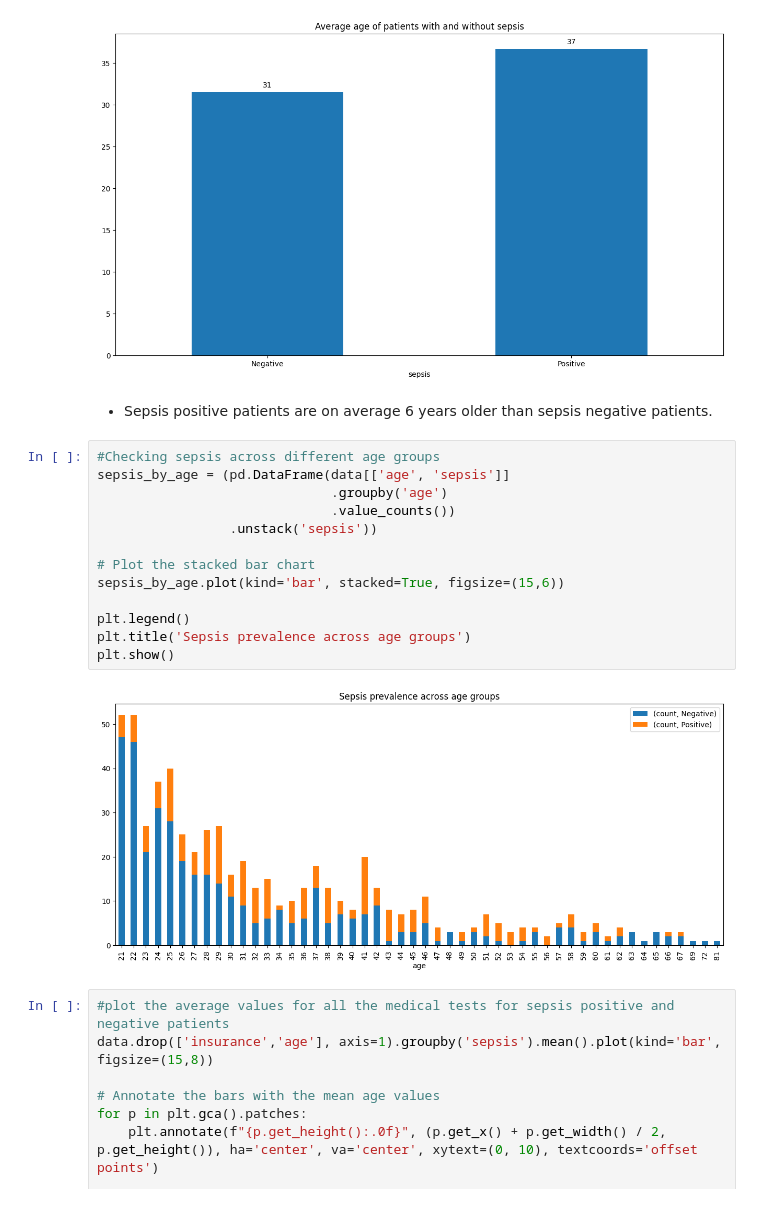
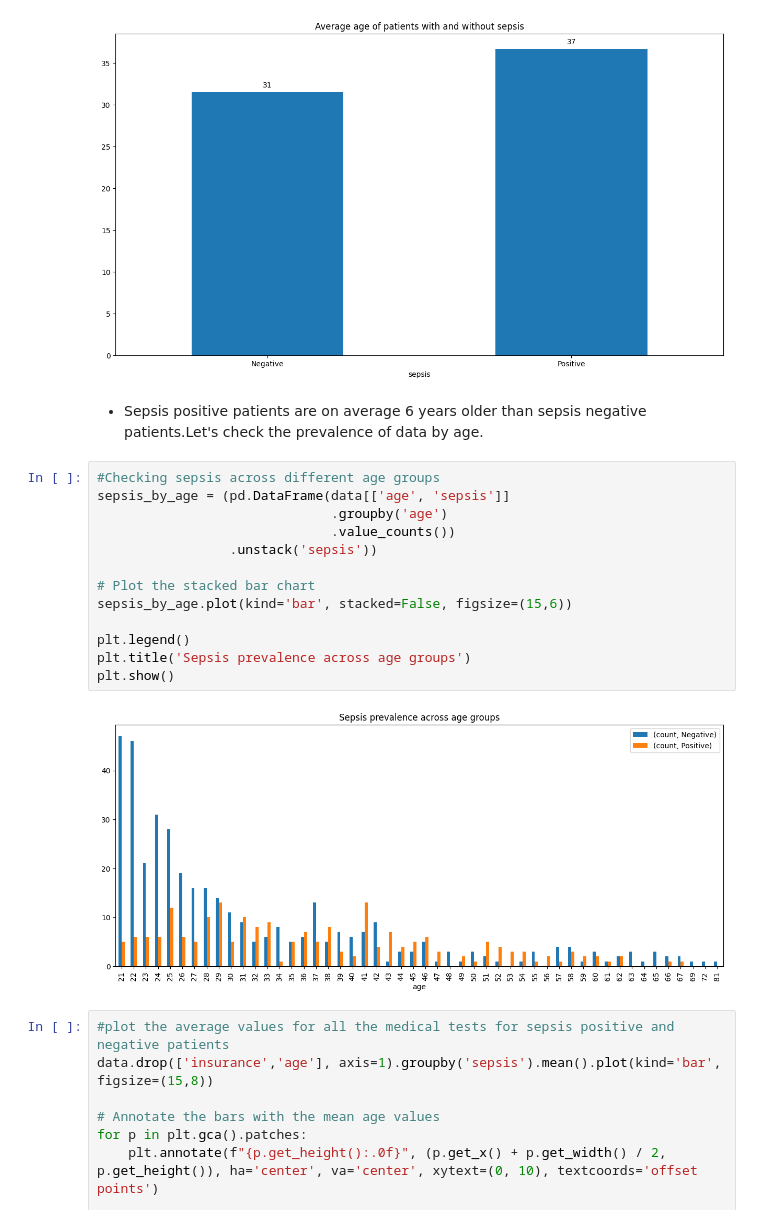
Before and after one commit to Rama-Mwenda/Sepsis-Prediction, a Jupyter notebook: notebooks/analysis.ipynb, the cells around one changed output. Drawn from its saved outputs; the diff is of its cells as text.

```diff
--- a/notebooks/analysis.ipynb
+++ b/notebooks/analysis.ipynb
@@ -410,22 +410,22 @@ plt.show()
 # %% [output]
 [figure]
 # %% [markdown]
-* Sepsis positive patients are on average 6 years older than sepsis negative patients.
+* Sepsis positive patients are on average 6 years older than sepsis negative patients.Let's check the prevalence of data by age.
 # %%
 #Checking sepsis across different age groups
 sepsis_by_age = (pd.DataFrame(data[['age', 'sepsis']]
                               .groupby('age')
                               .value_counts())
                  .unstack('sepsis'))
 
 # Plot the stacked bar chart
-sepsis_by_age.plot(kind='bar', stacked=True, figsize=(15,6))
+sepsis_by_age.plot(kind='bar', stacked=False, figsize=(15,6))
 
 plt.legend()
 plt.title('Sepsis prevalence across age groups')
 plt.show()
 # %% [output]
-[figure, old version]
+[figure, new version]
 # %%
 #plot the average values for all the medical tests for sepsis positive and negative patients
 data.drop(['insurance','age'], axis=1).groupby('sepsis').mean().plot(kind='bar', figsize=(15,8))
```
Also changed, not shown: parts of 1 cell of this notebook, 7 other files.
